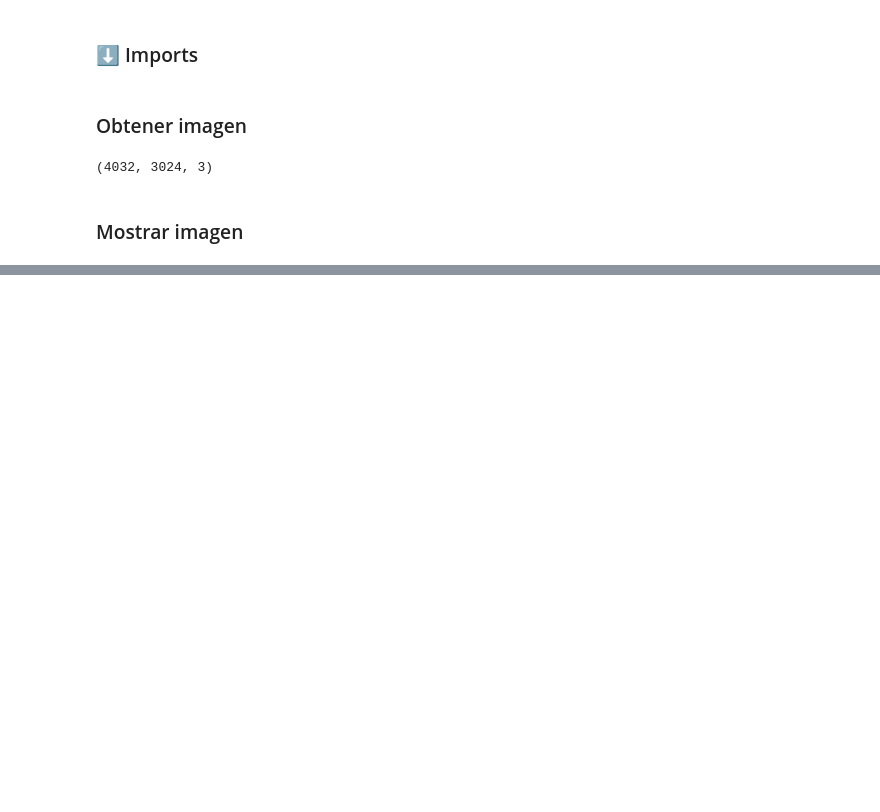
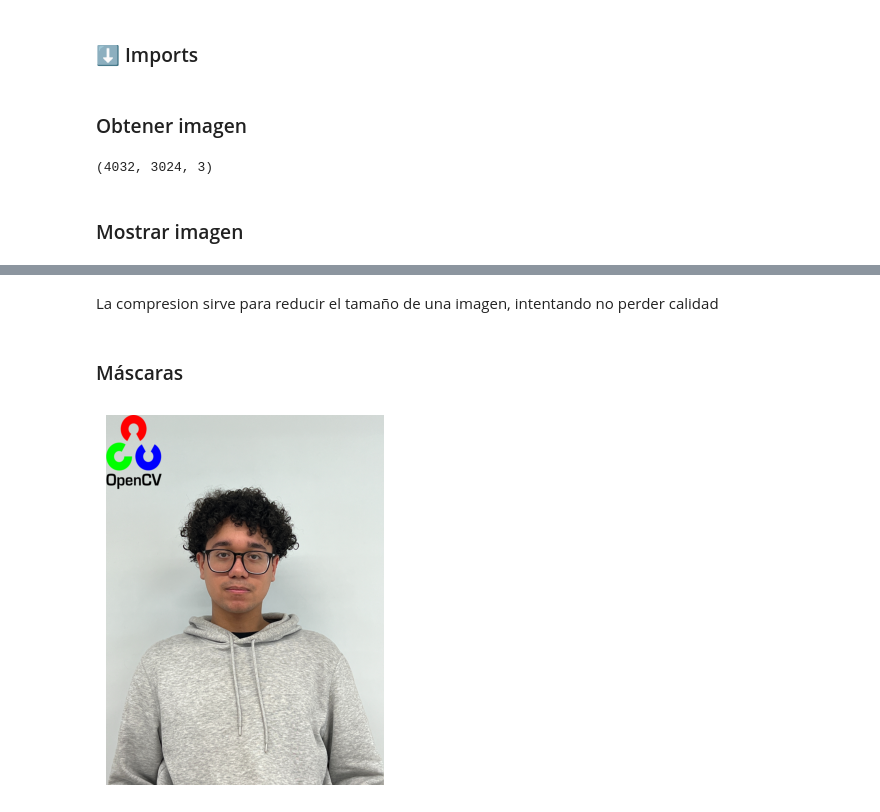
Before and after one commit to RalphNM1/InteligenciaArtificial, a Jupyter notebook: Ejercicios/OpenCV e Machine Learning/OpenCV e Machine Learning.ipynb, the cells around one changed output, grey strips where cells are left out. Drawn from its saved outputs; the diff is of its cells as text; code cells hidden in the pictures; blank space fills up the shorter version.

```diff
--- a/Ejercicios/OpenCV e Machine Learning/OpenCV e Machine Learning.ipynb
+++ b/Ejercicios/OpenCV e Machine Learning/OpenCV e Machine Learning.ipynb
@@ -31,0 +129,41 @@ plt.imshow(image)
+# %% [markdown]
+La compresion sirve para reducir el tamaño de una imagen, intentando no perder calidad
+# %% [markdown]
+### Máscaras
+# %%
+imagen_fondo = cv2.imread('foto_ralphy.jpg')
+imagen_superponer = cv2.imread('OpenCV_Logo.png', cv2.IMREAD_UNCHANGED)
+
+# Definir el factor de escala (por ejemplo, 0.2 para hacerlo más pequeño)
+factor_escala = 0.2
+
+alto_superponer = int(imagen_fondo.shape[0] * factor_escala)
+ancho_superponer = int(imagen_fondo.shape[1] * factor_escala)
+imagen_superponer_redimensionada = cv2.resize(imagen_superponer, (ancho_superponer, alto_superponer))
+
+mascara = imagen_superponer_redimensionada[:, :, 3]
+
+# Crear una máscara inversa (para el fondo)
+mascara_inversa = cv2.bitwise_not(mascara)
+
+fondo = imagen_fondo.copy()
+
+# Ubicar la imagen a superponer en la esquina (en este caso esquina superior izquierda)
+x_offset = 0
+y_offset = 0
+
+# Extraer la parte de la imagen a superponer usando la máscara
+superposicion = cv2.bitwise_and(imagen_superponer_redimensionada[:, :, :3], imagen_superponer_redimensionada[:, :, :3], mask=mascara)
+
+# Colocar la imagen redimensionada en la esquina del fondo
+for c in range(0, 3):
+    fondo[y_offset:y_offset+alto_superponer, x_offset:x_offset+ancho_superponer, c] = \
+        fondo[y_offset:y_offset+alto_superponer, x_offset:x_offset+ancho_superponer, c] * (1 - mascara / 255.0) + \
+        superposicion[:, :, c] * (mascara / 255.0)
+
+# Mostrar la imagen resultante
+plt.imshow(cv2.cvtColor(fondo, cv2.COLOR_BGR2RGB))
+plt.axis("off")
+plt.show()
+# %% [output]
+[figure, added]
```
Also changed, not shown: parts of 9 cells of this notebook, 2 other files.
